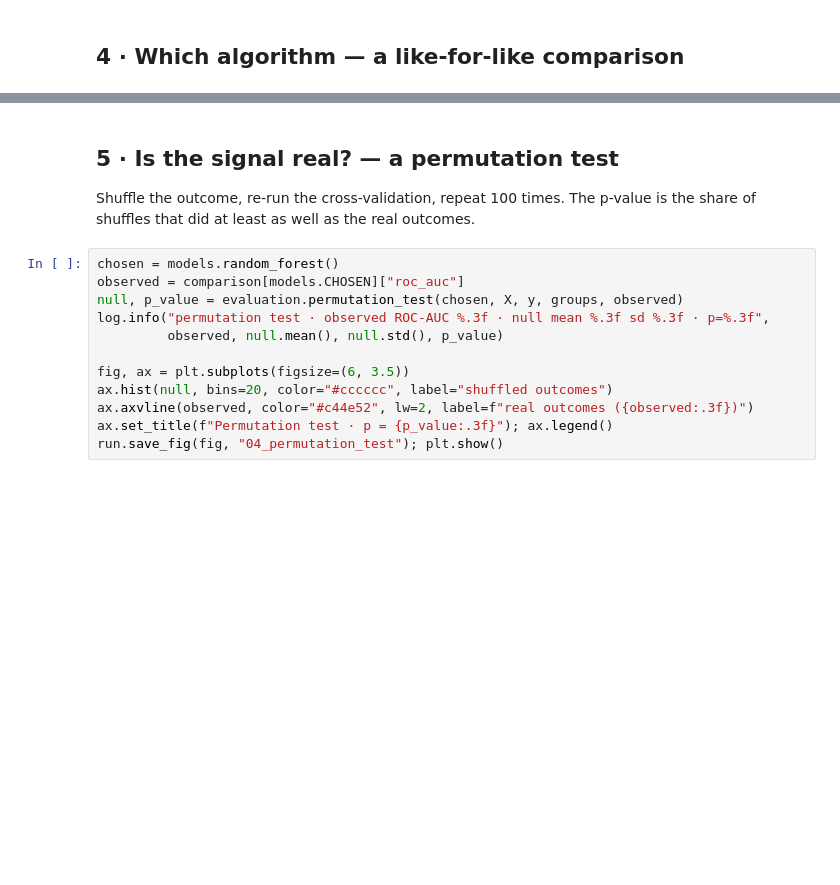
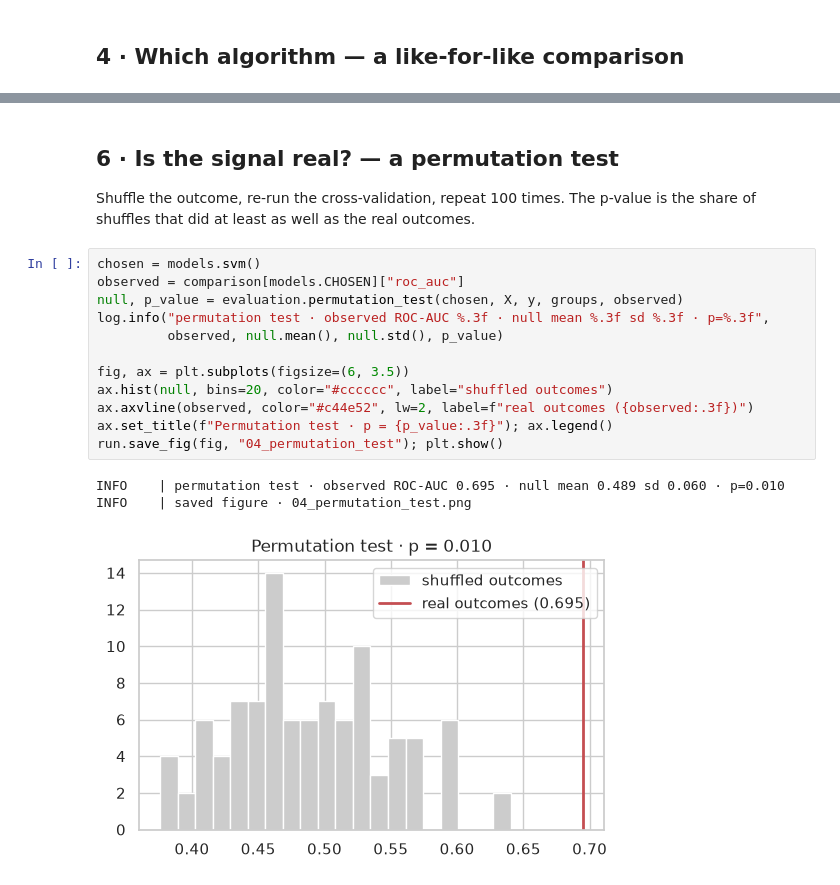
Before and after one commit to earlkian8/synapse, a Jupyter notebook: model/notebooks/01_attrition_model.ipynb, the cells around one changed output, grey strips where cells are left out. Saved outputs shown, nothing was run; the diff lists cells and outputs as text; blank space fills up the shorter version.

```diff
--- a/model/notebooks/01_attrition_model.ipynb
+++ b/model/notebooks/01_attrition_model.ipynb
@@ -126,17 +236,21 @@ table
 # %% [markdown]
-## 5 · Is the signal real? — a permutation test
+## 6 · Is the signal real? — a permutation test
 
 Shuffle the outcome, re-run the cross-validation, repeat 100 times. The p-value is the share of
 shuffles that did at least as well as the real outcomes.
 # %%
-chosen = models.random_forest()
+chosen = models.svm()
 observed = comparison[models.CHOSEN]["roc_auc"]
 null, p_value = evaluation.permutation_test(chosen, X, y, groups, observed)
 log.info("permutation test · observed ROC-AUC %.3f · null mean %.3f sd %.3f · p=%.3f",
          observed, null.mean(), null.std(), p_value)
 
 fig, ax = plt.subplots(figsize=(6, 3.5))
 ax.hist(null, bins=20, color="#cccccc", label="shuffled outcomes")
 ax.axvline(observed, color="#c44e52", lw=2, label=f"real outcomes ({observed:.3f})")
 ax.set_title(f"Permutation test · p = {p_value:.3f}"); ax.legend()
 run.save_fig(fig, "04_permutation_test"); plt.show()
+# %% [output]
+INFO    | permutation test · observed ROC-AUC 0.695 · null mean 0.489 sd 0.060 · p=0.010
+INFO    | saved figure · 04_permutation_test.png
+[figure, added]
```
Also changed, not shown: parts of 24 cells of this notebook, 27 other files.
